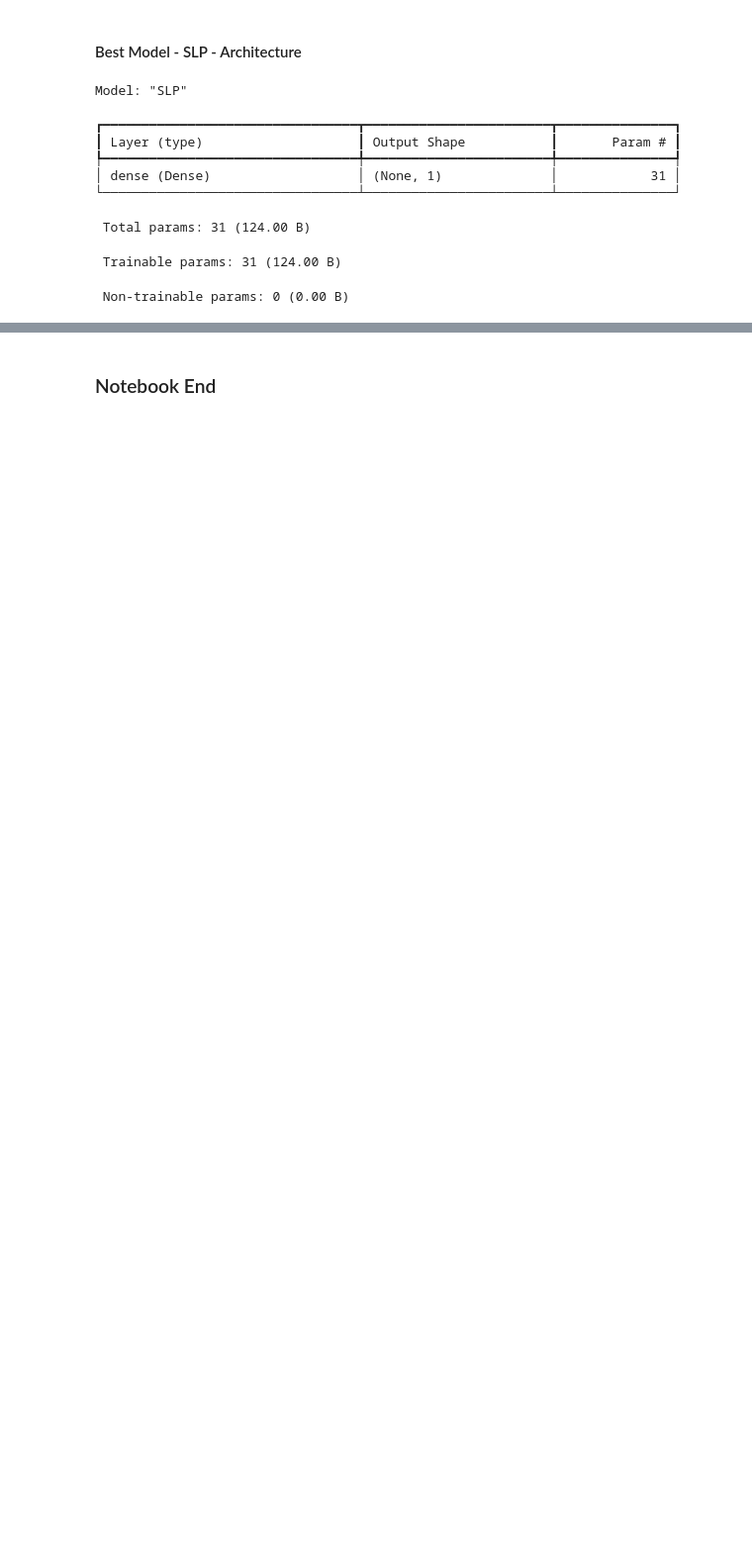
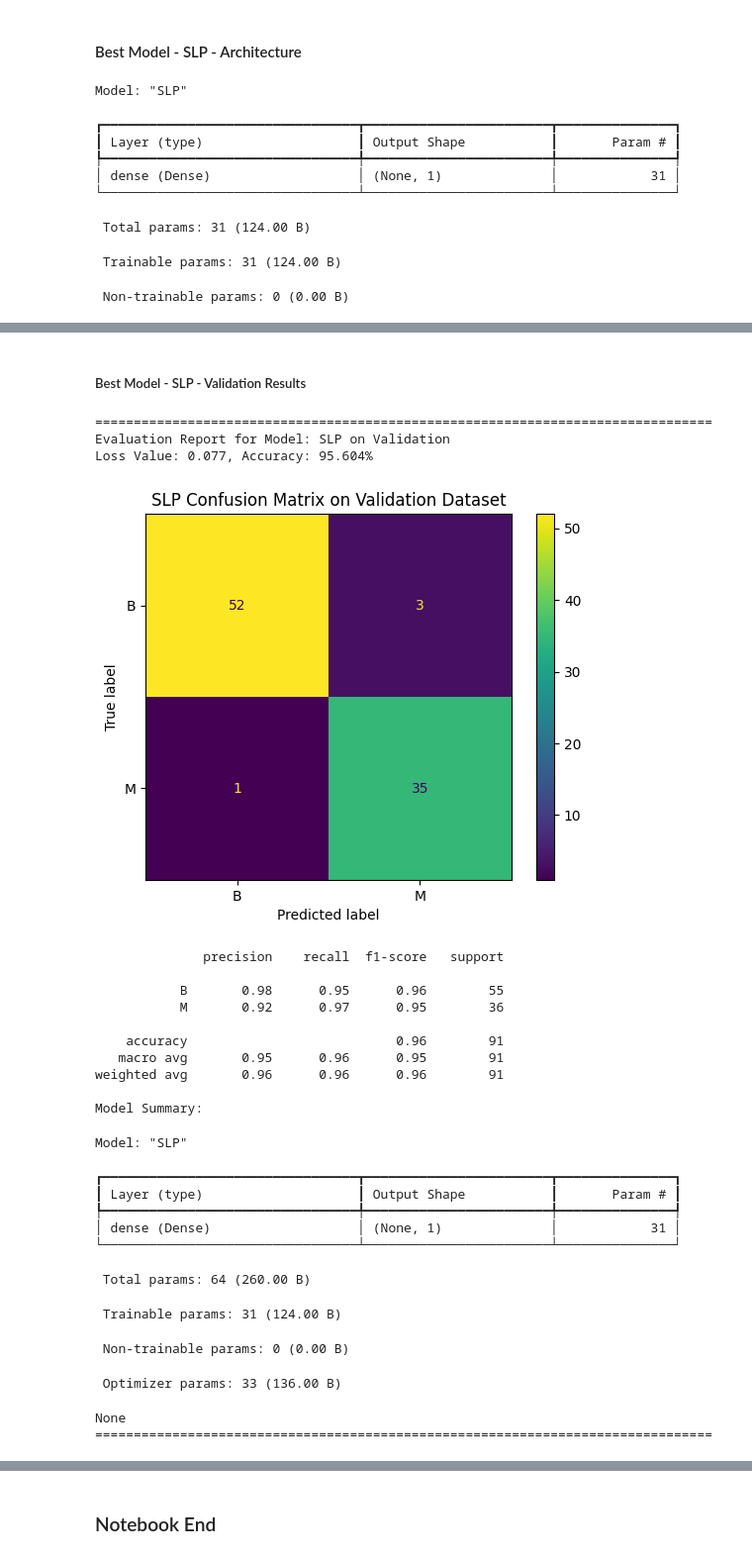
Before and after one commit to Team-AY/Breast-Cancer-Prediction, a Jupyter notebook: Best_model_architecture.ipynb, the cells around one changed output, grey strips where cells are left out. Shown at 99% size. Cells and saved outputs as stored; diff of their text form; code cells hidden in the pictures; blank space fills up the shorter version.

```diff
--- a/Best_model_architecture.ipynb
+++ b/Best_model_architecture.ipynb
@@ -258,0 +301,31 @@ Model: "SLP"
+# %% [markdown]
+##### Best Model - SLP - Validation Results
+# %%
+model_result(model, X_val, y_val, 'Validation')
+# %% [output]
+================================================================================
+Evaluation Report for Model: SLP on Validation
+Loss Value: 0.077, Accuracy: 95.604%
+[figure, added]
+              precision    recall  f1-score   support
+
+           B       0.98      0.95      0.96        55
+           M       0.92      0.97      0.95        36
+
+    accuracy                           0.96        91
+   macro avg       0.95      0.96      0.95        91
+weighted avg       0.96      0.96      0.96        91
+
+Model Summary:
+Model: "SLP"
+┏━━━━━━━━━━━━━━━━━━━━━━━━━━━━━━━━━┳━━━━━━━━━━━━━━━━━━━━━━━━┳━━━━━━━━━━━━━━━┓
+┃ Layer (type)                    ┃ Output Shape           ┃       Param # ┃
+┡━━━━━━━━━━━━━━━━━━━━━━━━━━━━━━━━━╇━━━━━━━━━━━━━━━━━━━━━━━━╇━━━━━━━━━━━━━━━┩
+│ dense (Dense)                   │ (None, 1)              │            31 │
+└─────────────────────────────────┴────────────────────────┴───────────────┘
+ Total params: 64 (260.00 B)
+ Trainable params: 31 (124.00 B)
+ Non-trainable params: 0 (0.00 B)
+ Optimizer params: 33 (136.00 B)
+None
+================================================================================
```
Also changed, not shown: parts of 9 cells of this notebook.
